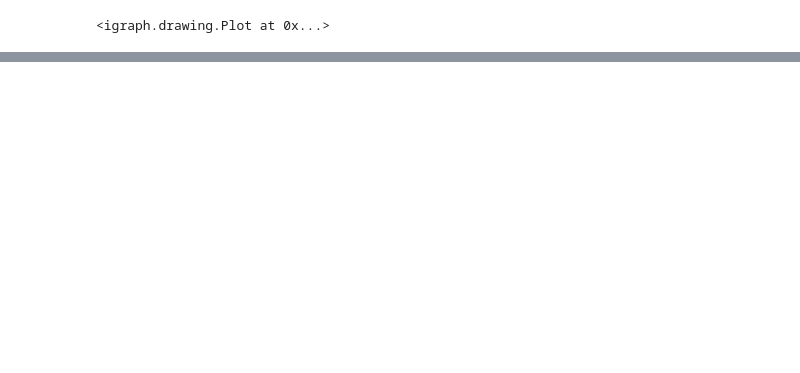
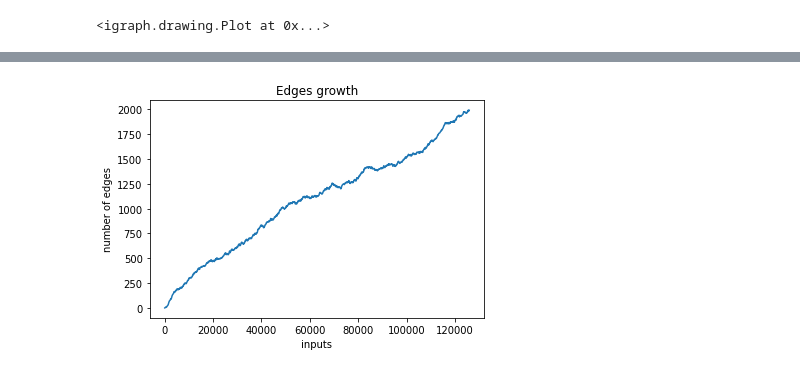
Before and after one commit to marcellorinaldo/SF-SOINN-IDS, a Jupyter notebook: nb_experiments.ipynb, the cells around one changed output, grey strips where cells are left out. Saved outputs shown, nothing was run; the diff lists cells and outputs as text; code cells hidden in the pictures; blank space fills up the shorter version.

```diff
--- a/nb_experiments.ipynb
+++ b/nb_experiments.ipynb
@@ -273,0 +292,8 @@ ig.plot(s.network, vertex_size=3, vertex_color=['blue'])
+# %%
+plt.plot(xs, n_edges)
+plt.title('Edges growth')
+plt.xlabel('inputs')
+plt.ylabel('number of edges')
+plt.show()
+# %% [output]
+[figure, added]
```
Also changed, not shown: parts of 6 cells of this notebook, 1 other file.
